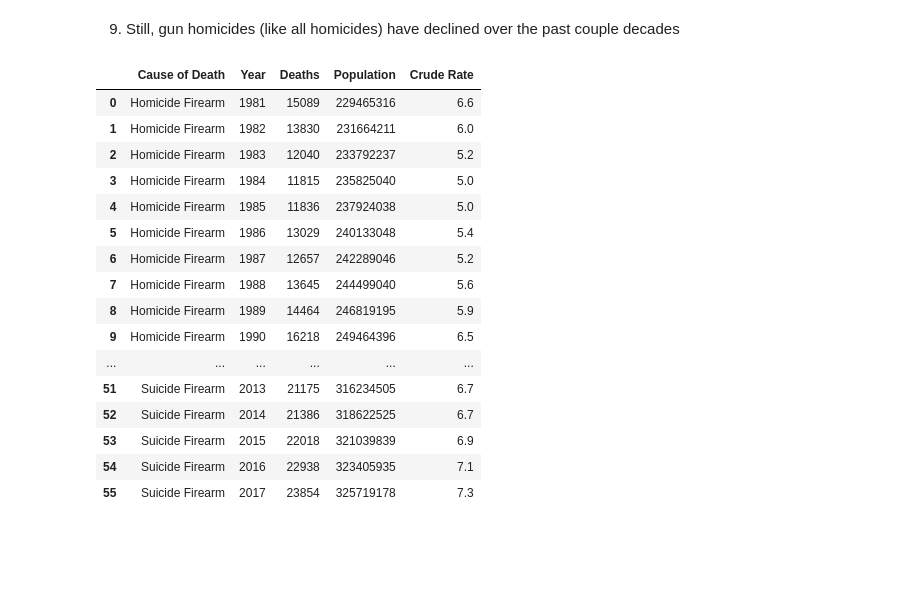
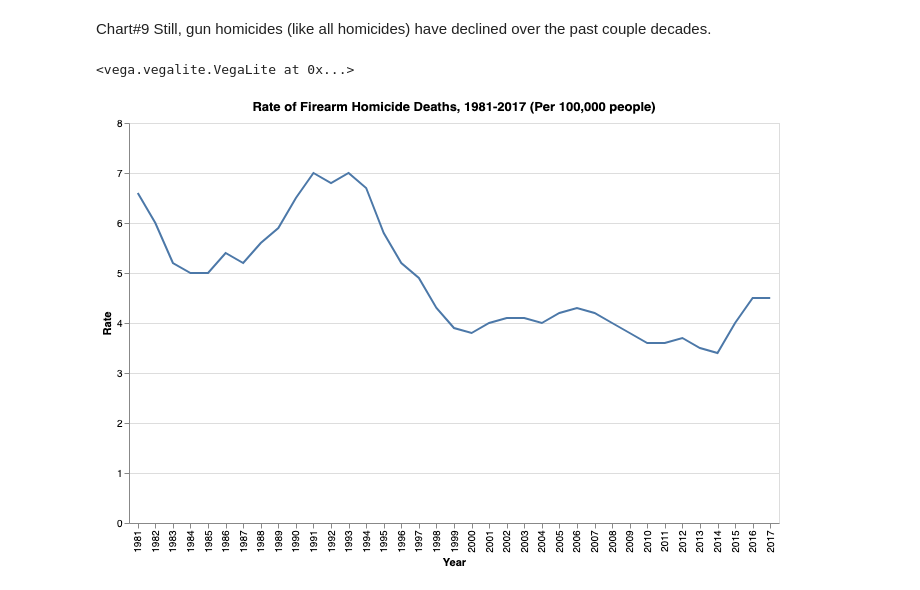
Before and after one commit to srivasud/Group7, a Jupyter notebook: Data Exploration - US gun violence charts and maps.ipynb, the cells around one changed output. Cells and saved outputs as stored; diff of their text form; code cells hidden in the pictures; blank space fills up the shorter version.

Commit message:
added documentation for chart-9 and chart-10

```diff
--- a/Data Exploration - US gun violence charts and maps.ipynb
+++ b/Data Exploration - US gun violence charts and maps.ipynb
@@ -4,44 +92,16 @@ import numpy as np
 # %% [markdown]
-9) Still, gun homicides (like all homicides) have declined over the past couple decades
+Chart#9 Still, gun homicides (like all homicides) have declined over the past couple decades.
-# %%
-# downloaded the data from https://webappa.cdc.gov/sasweb/ncipc/mortrate.html for homicide and suicide deaths by firearm
-
-# Read Firearm homicide csv from 1981 to 1998
-fire_arm_1 = pd.read_csv("data/FirearmHomicide-1981-1998.csv")
-fire_arm_1=fire_arm_1[:-1] # remove the last row which is the summation row
-# Read Firearm homicide csv from 1999 to 2017
-fire_arm_2 = pd.read_csv("data/FirearmHomicide-1999-2018.csv")
-fire_arm_2.drop('Age-Adjusted Rate', axis=1, inplace=True)
-fire_arm_2=fire_arm_2[:-1] # remove the last row which is the summation row
-
-# Read Firearm suicide data from 1999 to 2017
-firearm_suicide_2=pd.read_csv('data/Firearm-Suicides-1999-2018.csv')
-firearm_suicide_2=firearm_suicide_2[:-1] # remove the last row which is the summation row
-firearm_suicide_2.drop('Age-Adjusted Rate', axis=1, inplace=True)
-
-fa_homicide_suicide=pd.concat([fire_arm_1,fire_arm_2,firearm_suicide_2])
-fa_homicide_suicide['Year']=fa_homicide_suicide['Year'].values.astype(np.int)
-fa_homicide_suicide.reset_index(inplace=True)
-
-# drop unwanted columns such as index,sex,race,state,ethnicity,Age group, first year, last year
-fa_homicide_suicide.drop(['index','Sex','Race','State','Ethnicity','Age Group','First Year','Last Year'],axis=1,inplace=True)
-fa_homicide_suicide['Crude Rate']=fa_homicide_suicide['Crude Rate'].round(1)
-fa_homicide_suicide
-# %% [output]
-|  | Cause of Death | Year | Deaths | Population | Crude Rate |
-| 0 | Homicide Firearm | 1981 | 15089 | 229465316 | 6.6 |
-| 1 | Homicide Firearm | 1982 | 13830 | 231664211 | 6.0 |
-| 2 | Homicide Firearm | 1983 | 12040 | 233792237 | 5.2 |
-| 3 | Homicide Firearm | 1984 | 11815 | 235825040 | 5.0 |
-| 4 | Homicide Firearm | 1985 | 11836 | 237924038 | 5.0 |
-| 5 | Homicide Firearm | 1986 | 13029 | 240133048 | 5.4 |
-| 6 | Homicide Firearm | 1987 | 12657 | 242289046 | 5.2 |
-| 7 | Homicide Firearm | 1988 | 13645 | 244499040 | 5.6 |
-| 8 | Homicide Firearm | 1989 | 14464 | 246819195 | 5.9 |
-| 9 | Homicide Firearm | 1990 | 16218 | 249464396 | 6.5 |
-| ... | ... | ... | ... | ... | ... |
-| 51 | Suicide Firearm | 2013 | 21175 | 316234505 | 6.7 |
-| 52 | Suicide Firearm | 2014 | 21386 | 318622525 | 6.7 |
-| 53 | Suicide Firearm | 2015 | 22018 | 321039839 | 6.9 |
-| 54 | Suicide Firearm | 2016 | 22938 | 323405935 | 7.1 |
-| 55 | Suicide Firearm | 2017 | 23854 | 325719178 | 7.3 |
+# %%
+fa_chart9=fa_homicide_suicide[fa_homicide_suicide.Cause_of_Death=='Homicide Firearm']
+str_title = '\n'.join([(str('Rate of Firearm Homicide Deaths, ')+str(str(fa_chart9['Year'].min())+'-'+ str(fa_chart9['Year'].max()))), '(Per 100,000 people)'])
+alt.Chart(fa_chart9).mark_line().encode(
+alt.X('Year:O', title='Year'),
+alt.Y('Crude_Rate:Q', title = 'Rate',scale=alt.Scale(domain=[0, 8]))
+).properties(
+    title=str_title,
+    width=650,
+    height=400
+)
+# %% [output]
+<vega.vegalite.VegaLite at 0x...>
+[figure, added]
```
Also changed, not shown: parts of 6 cells of this notebook, 5 other files.
